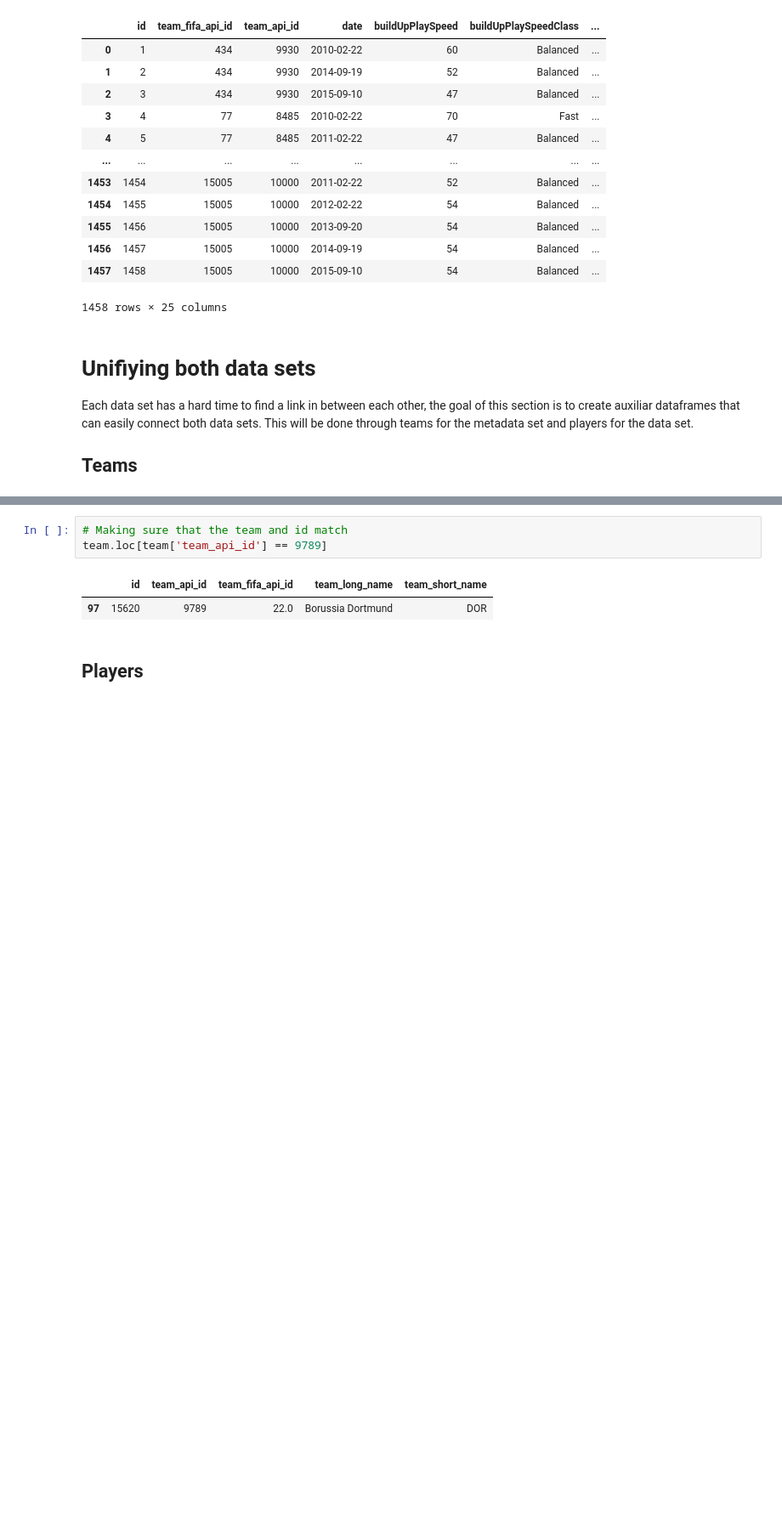
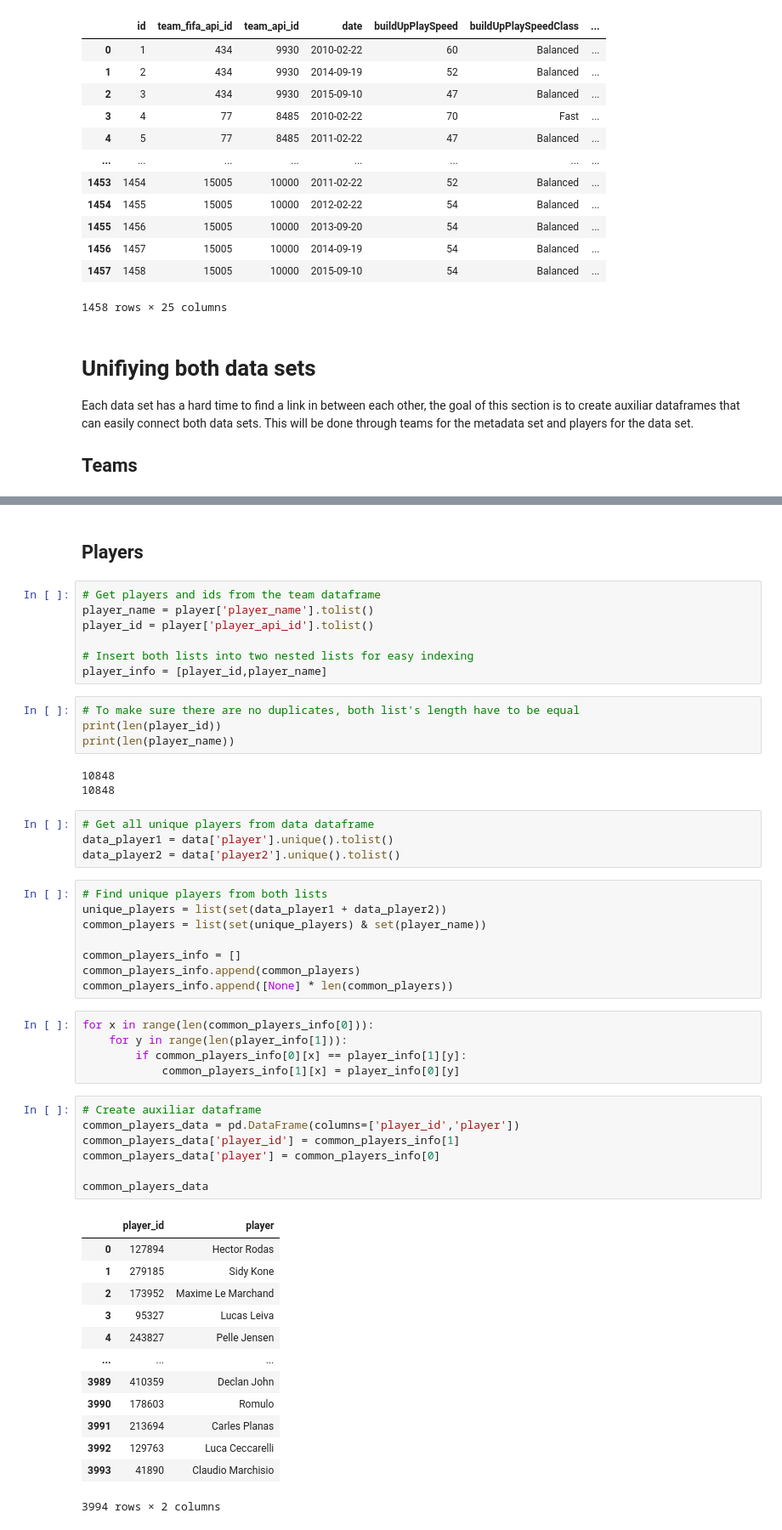
Before and after one commit to JaviPardox/ETL, a Jupyter notebook: Soccer_data.ipynb, the cells around one changed output, grey strips where cells are left out. Shown: that part at 85% size. Drawn from its saved outputs; the diff is of its cells as text; blank space fills up the shorter version.

```diff
--- a/Soccer_data.ipynb
+++ b/Soccer_data.ipynb
@@ -502,8 +548,54 @@ team.loc[team['team_api_id'] == 9847]
-# %%
-# Making sure that the team and id match
-team.loc[team['team_api_id'] == 9789]
-# %% [output]
-|  | id | team_api_id | team_fifa_api_id | team_long_name | team_short_name |
-| 97 | 15620 | 9789 | 22.0 | Borussia Dortmund | DOR |
 # %% [markdown]
 ## Players
+# %%
+# Get players and ids from the team dataframe
+player_name = player['player_name'].tolist()
+player_id = player['player_api_id'].tolist()
+
+# Insert both lists into two nested lists for easy indexing
+player_info = [player_id,player_name]
+# %%
+# To make sure there are no duplicates, both list's length have to be equal
+print(len(player_id))
+print(len(player_name))
+# %% [output]
+10848
+10848
+# %%
+# Get all unique players from data dataframe
+data_player1 = data['player'].unique().tolist()
+data_player2 = data['player2'].unique().tolist()
+# %%
+# Find unique players from both lists
+unique_players = list(set(data_player1 + data_player2))
+common_players = list(set(unique_players) & set(player_name))
+
+common_players_info = []
+common_players_info.append(common_players)
+common_players_info.append([None] * len(common_players))
+# %%
+for x in range(len(common_players_info[0])):
+    for y in range(len(player_info[1])):
+        if common_players_info[0][x] == player_info[1][y]:
+            common_players_info[1][x] = player_info[0][y]
+# %%
+# Create auxiliar dataframe
+common_players_data = pd.DataFrame(columns=['player_id','player'])
+common_players_data['player_id'] = common_players_info[1]
+common_players_data['player'] = common_players_info[0]
+
+common_players_data
+# %% [output]
+|  | player_id | player |
+| 0 | 127894 | Hector Rodas |
+| 1 | 279185 | Sidy Kone |
+| 2 | 173952 | Maxime Le Marchand |
+| 3 | 95327 | Lucas Leiva |
+| 4 | 243827 | Pelle Jensen |
+| ... | ... | ... |
+| 3989 | 410359 | Declan John |
+| 3990 | 178603 | Romulo |
+| 3991 | 213694 | Carles Planas |
+| 3992 | 129763 | Luca Ceccarelli |
+| 3993 | 41890 | Claudio Marchisio |
+3994 rows × 2 columns
```
Also changed, not shown: parts of 14 cells of this notebook.
